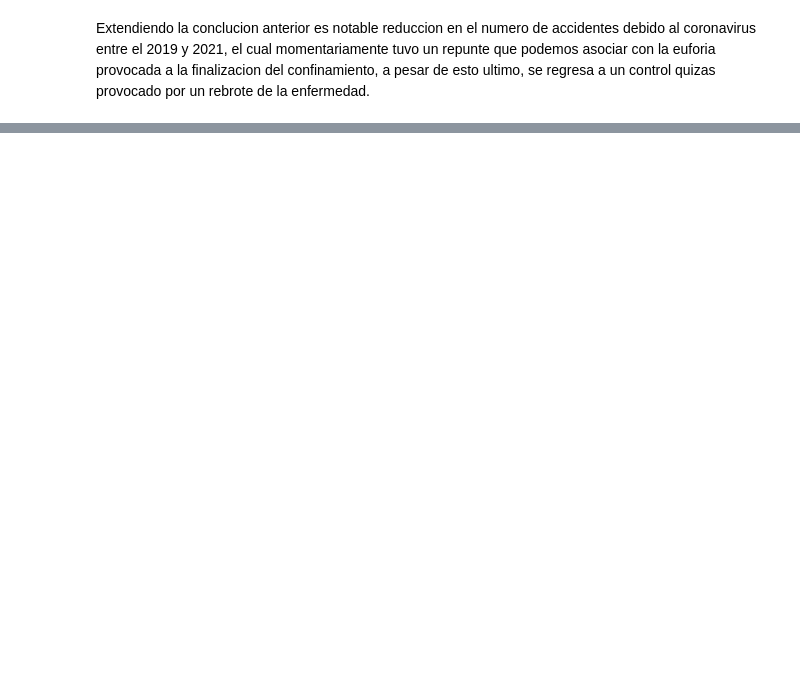
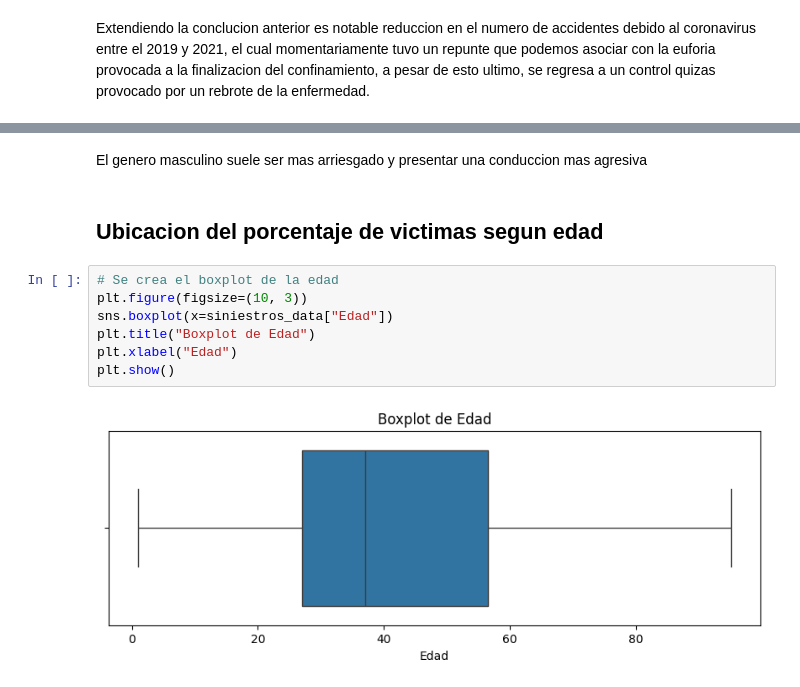
Before and after one commit to Edgarescribiendo/PI_2-Data_Analytics, a Jupyter notebook: EDA.ipynb, the cells around one changed output, grey strips where cells are left out. Saved outputs shown, nothing was run; the diff lists cells and outputs as text; blank space fills up the shorter version.

```diff
--- a/EDA.ipynb
+++ b/EDA.ipynb
@@ -264,0 +273,13 @@ Extendiendo la conclucion anterior es notable reduccion en el numero de accident
+# %% [markdown]
+El genero masculino suele ser mas arriesgado y presentar una conduccion mas agresiva
+# %% [markdown]
+<h2>Ubicacion del porcentaje de victimas segun edad</h2>
+# %%
+# Se crea el boxplot de la edad
+plt.figure(figsize=(10, 3))
+sns.boxplot(x=siniestros_data["Edad"])
+plt.title("Boxplot de Edad")
+plt.xlabel("Edad")
+plt.show()
+# %% [output]
+[figure, added]
```
Also changed, not shown: parts of 23 cells of this notebook, 3 other files.
